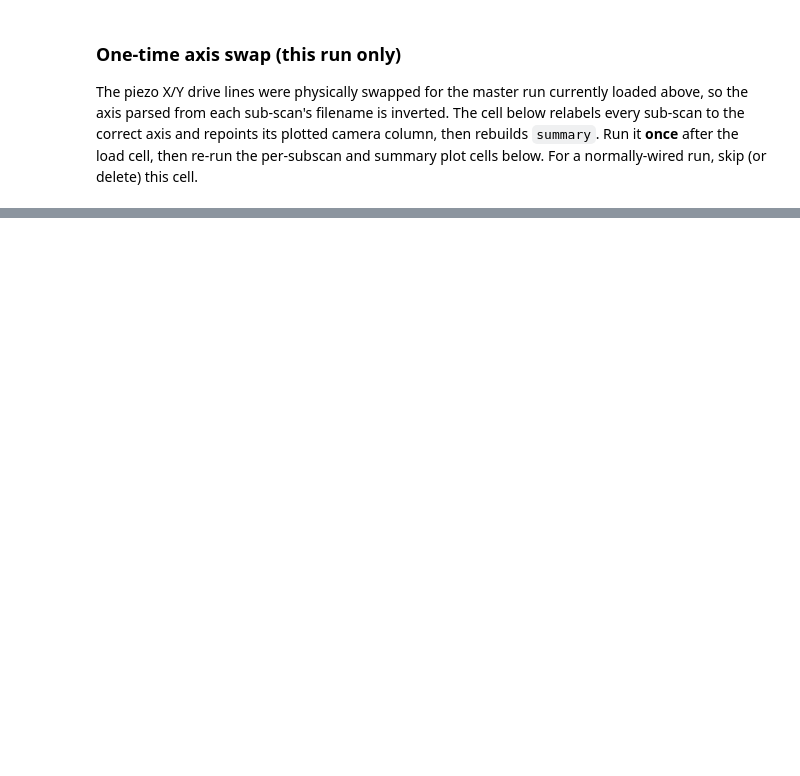
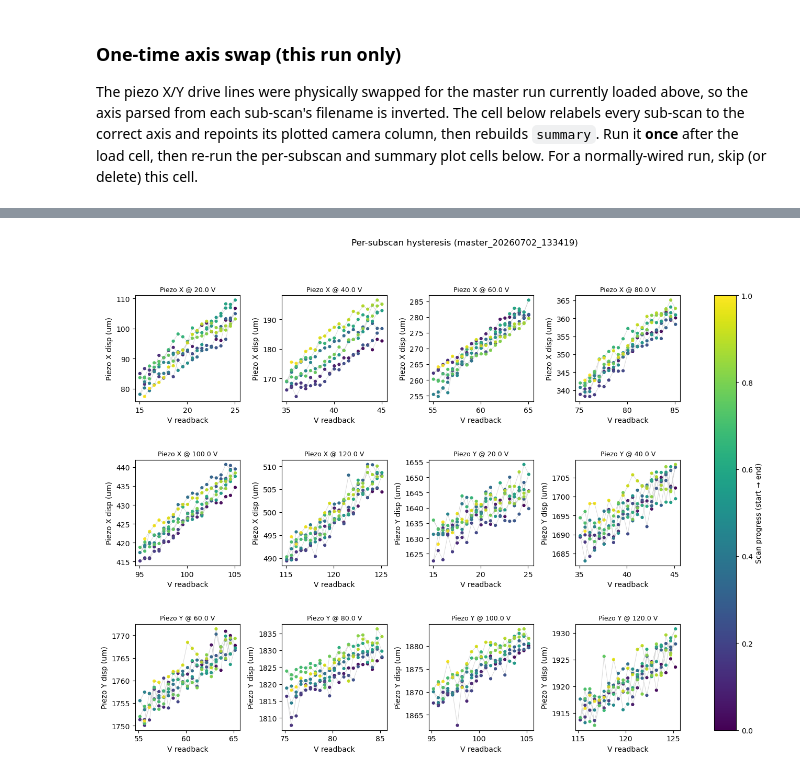
Before and after one commit to will1u/mirror_testing, a Jupyter notebook: analysis.ipynb, the cells around one changed output, grey strips where cells are left out. Saved outputs shown, nothing was run; the diff lists cells and outputs as text; code cells hidden in the pictures; blank space fills up the shorter version.

```diff
--- a/analysis.ipynb
+++ b/analysis.ipynb
@@ -247,7 +253,7 @@ as the single-scan section: piezo X → camera Y, piezo Y → camera X).
 # (axis, setpoint) into scans/master_<timestamp>/.
 master_dirs = sorted(glob.glob(os.path.join(DATA_DIR, "master_*")))
 # MASTER_DIR = master_dirs[-1] if master_dirs else None
-MASTER_DIR = "scans/master_20260702_165331"   # override to pick a specific run
+MASTER_DIR = "scans/master_20260702_133419"   # override to pick a specific run
 print("Master runs:", [os.path.basename(d) for d in master_dirs])
 print("Using:", MASTER_DIR)
 
@@ -352,40 +384,48 @@ summary
 # %%
 from matplotlib.cm import ScalarMappable
 from matplotlib.colors import Normalize
 
-# Per-subscan hysteresis: one subplot per sub-scan, mirror angle vs. voltage
-# colored by normalized scan progress (0=start -> 1=end) so the rising/falling
-# legs (hysteresis loop) are visible and a single colorbar is shared by the grid.
+# Per-subscan hysteresis: one subplot per sub-scan, raw detector displacement
+# (um) vs. voltage colored by normalized scan progress (0=start -> 1=end) so the
+# rising/falling legs (hysteresis loop) are visible and a single colorbar is
+# shared by the grid. This plot stays in um (beam motion on the detector); the
+# sensitivity/hysteresis numbers in `summary` are in mirror-angle urad.
 if subscans:
     n = len(subscans)
     ncols = min(4, n)
     nrows = int(np.ceil(n / ncols))
-    fig, axes = plt.subplots(nrows, ncols, figsize=(4 * ncols, 3.2 * nrows),
-                             squeeze=False)
+    # extra hspace/wspace so the per-subplot titles and axis labels don't crowd
+    # their neighbours in the grid
+    fig, axes = plt.subplots(nrows, ncols, figsize=(4.2 * ncols, 3.6 * nrows),
+                             squeeze=False,
+                             gridspec_kw={"hspace": 0.55, "wspace": 0.4})
     axes_flat = axes.ravel()
     norm = Normalize(0, 1)
     for ax, (meta, d) in zip(axes_flat, subscans):
+        um_col = meta["pos_col"].replace("_urad", "_um")   # raw detector displacement
         progress = np.linspace(0, 1, len(d))  # time order, normalized per sub-scan
-        ax.scatter(d["voltage_readback_V"], d[meta["pos_col"]], c=progress,
+        ax.scatter(d["voltage_readback_V"], d[um_col], c=progress,
                    cmap="viridis", norm=norm, s=12)
-        ax.plot(d["voltage_readback_V"], d[meta["pos_col"]], "-", color="gray",
+        ax.plot(d["voltage_readback_V"], d[um_col], "-", color="gray",
                 alpha=0.3, linewidth=0.7)
         ax.set_title(f"Piezo {meta['axis']} @ {meta['center']:.1f} V", fontsize=9)
         ax.set_xlabel("V readback")
-        ax.set_ylabel(f"Mirror {meta['axis']} angle (urad)")
+        ax.set_ylabel(f"Piezo {meta['axis']} disp (um)")
     # blank any unused subplots in the grid
     for ax in axes_flat[n:]:
         ax.axis("off")
 
     sm = ScalarMappable(norm=norm, cmap="viridis")
     sm.set_array([])
     cbar = fig.colorbar(sm, ax=axes_flat.tolist())
     cbar.set_label("Scan progress (start → end)")
 
     fig.suptitle(f"Per-subscan hysteresis ({os.path.basename(MASTER_DIR)})")
     plt.show()
 else:
     print("No sub-scans to plot.")
+# %% [output]
+[figure, added]
 # %%
 # Headline result of a master run: sensitivity (mirror angle per volt) and
 # hysteresis as a function of operating setpoint, one series per piezo axis.
```
Also changed, not shown: parts of 5 cells of this notebook.
